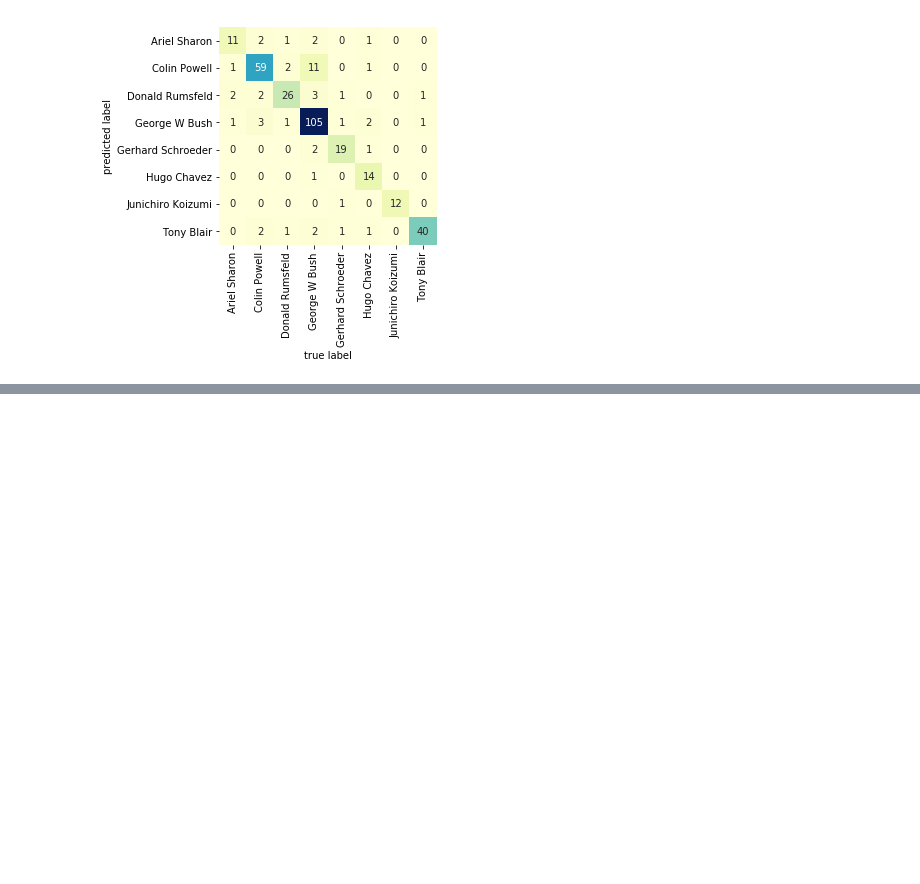
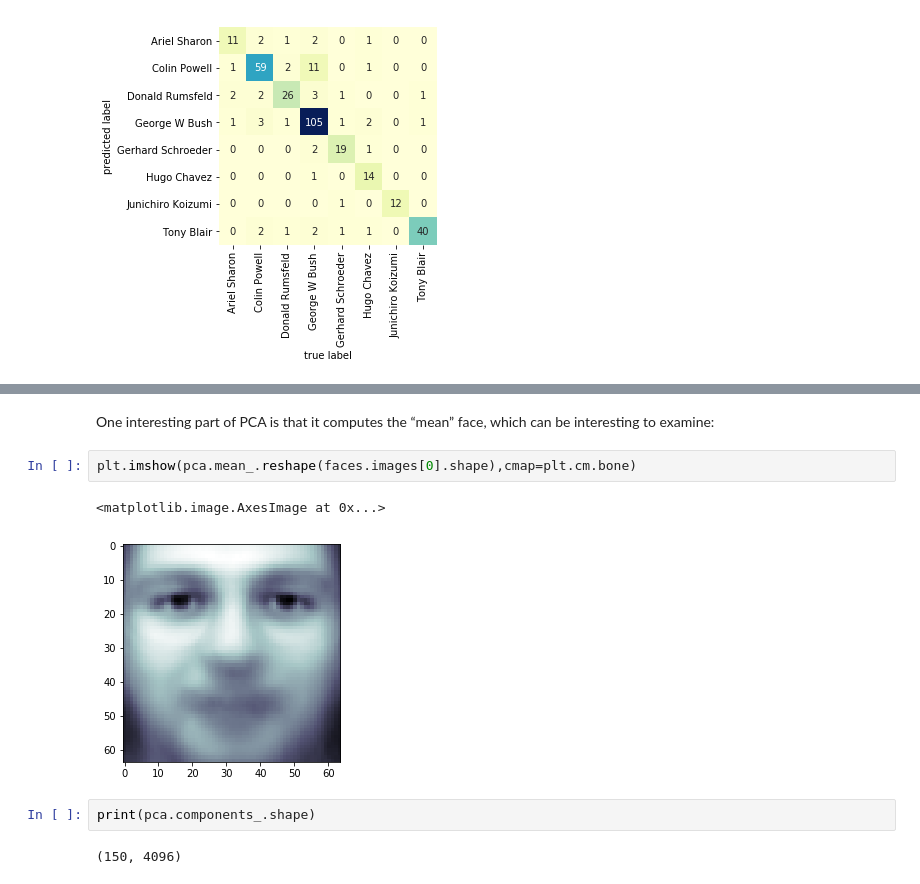
Before and after one commit to mayankkaizen/jupyter-notebooks, a Jupyter notebook: ML - Support Vector Machines.ipynb, the cells around one changed output, grey strips where cells are left out. Saved outputs shown, nothing was run; the diff lists cells and outputs as text; blank space fills up the shorter version.

```diff
--- a/ML - Support Vector Machines.ipynb
+++ b/ML - Support Vector Machines.ipynb
@@ -364,0 +391,11 @@ ypredict = model.predict(xtest)
+# %% [markdown]
+One interesting part of PCA is that it computes the “mean” face, which can be interesting to examine:
+# %%
+plt.imshow(pca.mean_.reshape(faces.images[0].shape),cmap=plt.cm.bone)
+# %% [output]
+<matplotlib.image.AxesImage at 0x...>
+[figure, added]
+# %%
+print(pca.components_.shape)
+# %% [output]
+(150, 4096)
```
Also changed, not shown: parts of 15 cells of this notebook, 7 other files.
